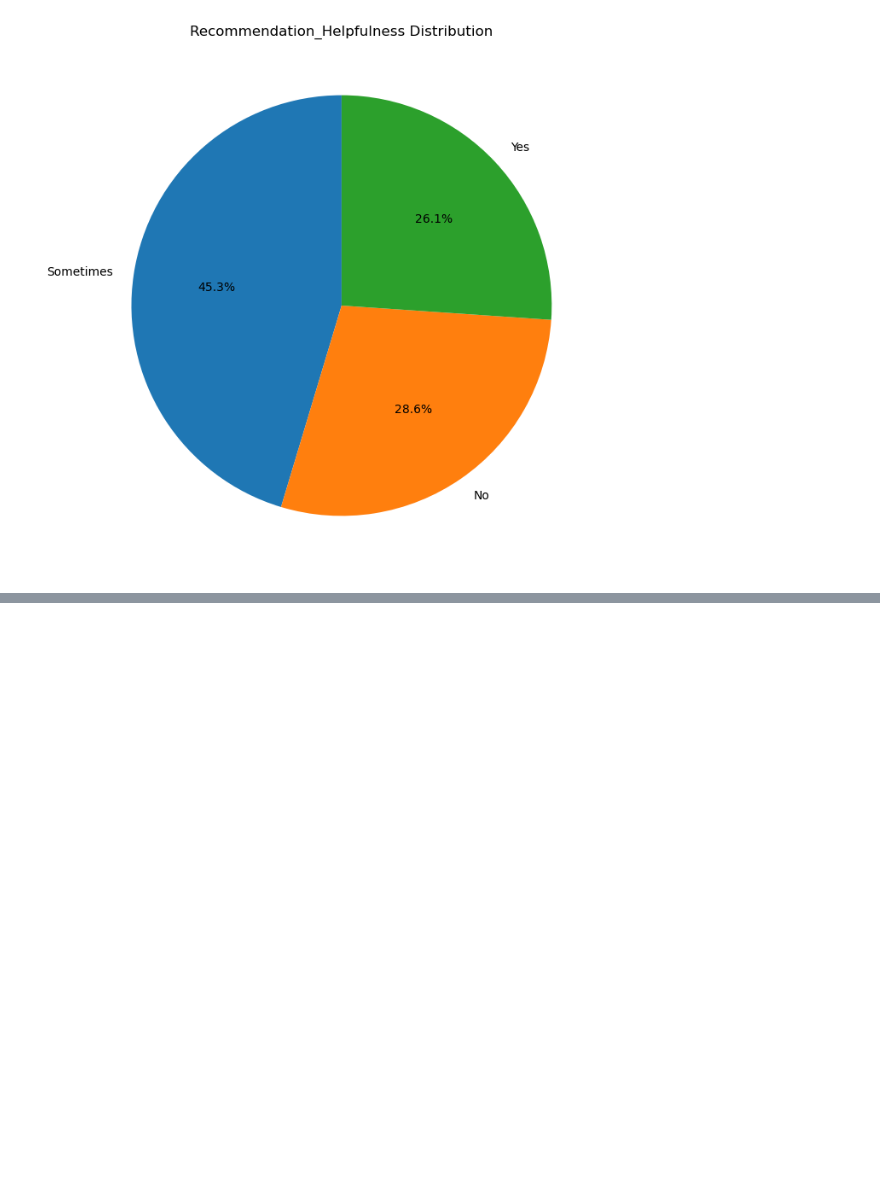
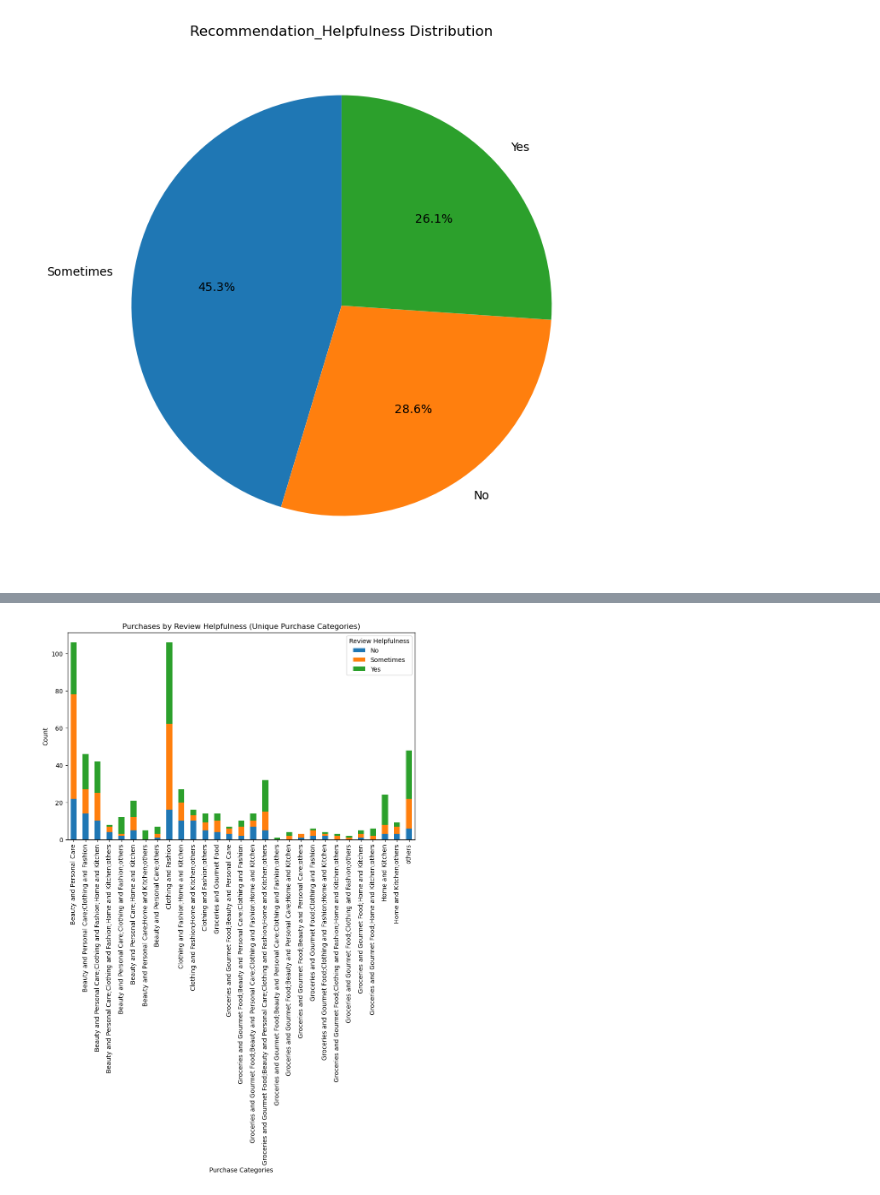
Before and after one commit to rubyghabboun/project1_sudowoodo1, a Jupyter notebook: trish_reviews_recs.ipynb, the cells around one changed output, grey strips where cells are left out. Saved outputs shown, nothing was run; the diff lists cells and outputs as text; code cells hidden in the pictures; blank space fills up the shorter version.

```diff
--- a/trish_reviews_recs.ipynb
+++ b/trish_reviews_recs.ipynb
@@ -158 +158,19 @@ plt.show()
+# %%
+# Filter and count unique 'Purchase Categories'
+unique_purchase_categories = data_df['Purchase_Categories'].unique()
+
+# Create a bar graph with the filtered unique 'Purchase Categories'
+data_df_filtered = data_df[data_df['Purchase_Categories'].isin(unique_purchase_categories)]
+purchase_by_review_helpfulness = data_df_filtered.groupby(['Purchase_Categories', 'Review_Helpfulness']).size().unstack()
+
+# Create the bar graph
+purchase_by_review_helpfulness.plot(kind='bar', stacked=True, figsize=(10, 6))
+plt.title('Purchases by Review Helpfulness (Unique Purchase Categories)')
+plt.xlabel('Purchase Categories')
+plt.ylabel('Count')
+plt.xticks(rotation=90)
+plt.legend(title='Review Helpfulness')
+plt.show()
+# %% [output]
+[figure, added]
 # %%
```
Also changed, not shown: parts of 3 cells of this notebook.
